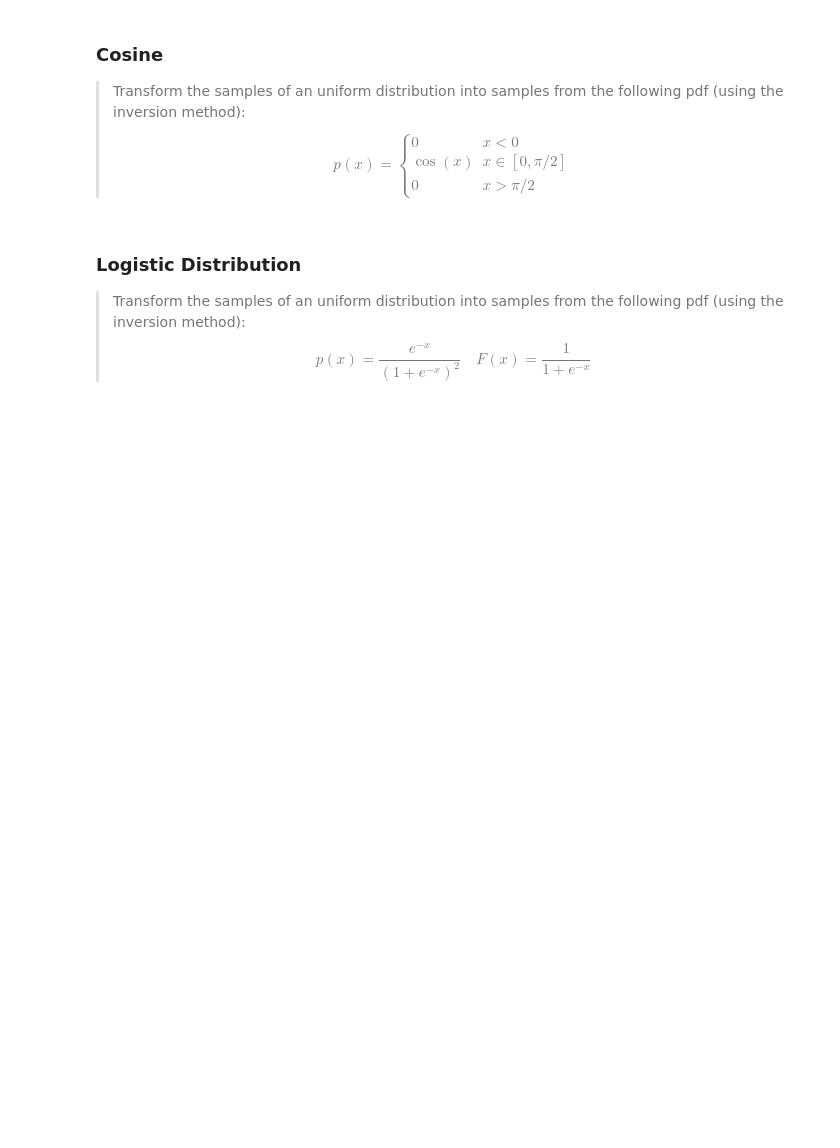
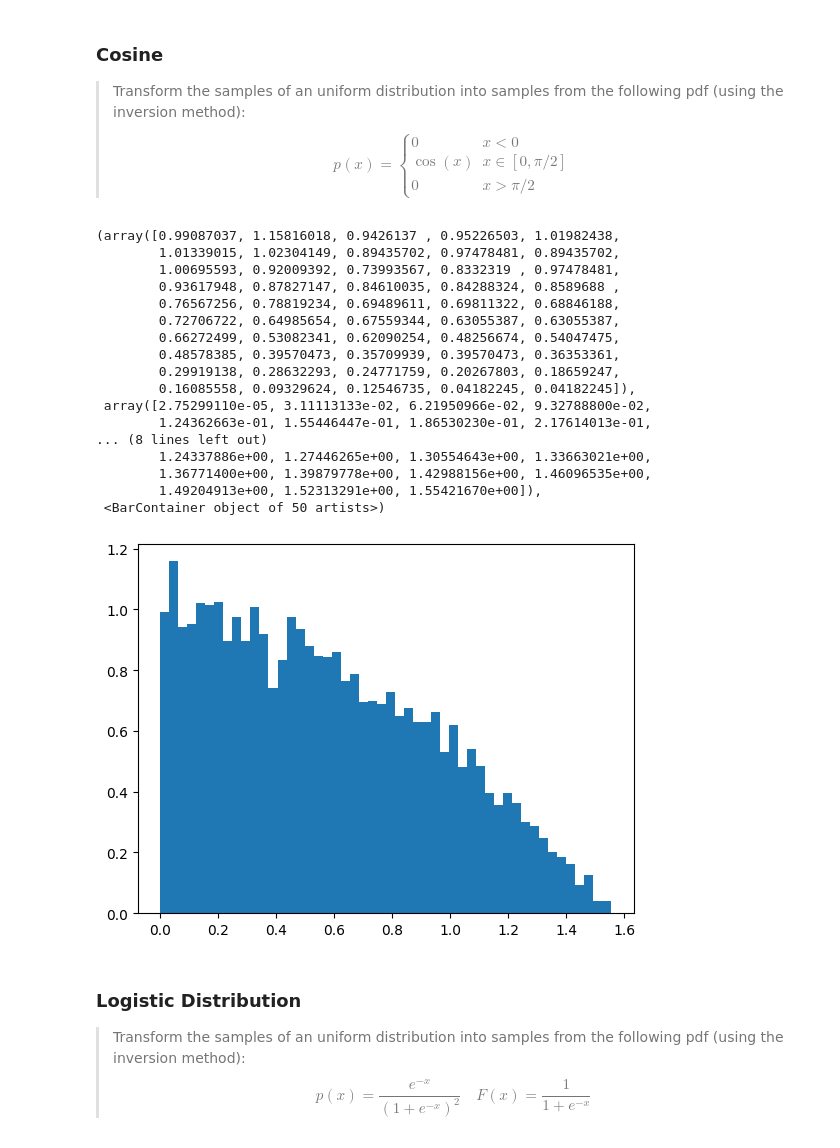
Before and after one commit to KlaraGtknst/PatRec2_SoSe24, a Jupyter notebook: 08_basic_sampling.ipynb, the cells around one changed output. Drawn from its saved outputs; the diff is of its cells as text; code cells hidden in the pictures; blank space fills up the shorter version.

```diff
--- a/08_basic_sampling.ipynb
+++ b/08_basic_sampling.ipynb
@@ -44,26 +57,41 @@ y = dist.sample(n_samples)
 # %%
 class CosineDistribution:
     def __init__(self, lmb):
         self.lmb = lmb
 
-####################
-# Your Code Here   #
-####################
+
 
     def sample(self, n_samples):
-####################
-# Your Code Here   #
-####################
+        uniform_samples = np.random.rand(n_samples)
+        # inverse of the CDF
+        return [np.arcsin(x) / self.lmb if (x <= np.pi/2 and x >= 0) else 0 for x in uniform_samples]
 
 
 n_samples=10000
 dist = CosineDistribution(lmb=1)
 y = dist.sample(n_samples)
 
 # Plot the samples
-####################
-# Your Code Here   #
-####################
+plt.hist(y, bins=50, density=True)
+# %% [output]
+(array([0.99087037, 1.15816018, 0.9426137 , 0.95226503, 1.01982438,
+        1.01339015, 1.02304149, 0.89435702, 0.97478481, 0.89435702,
+        1.00695593, 0.92009392, 0.73993567, 0.8332319 , 0.97478481,
+        0.93617948, 0.87827147, 0.84610035, 0.84288324, 0.8589688 ,
+        0.76567256, 0.78819234, 0.69489611, 0.69811322, 0.68846188,
+        0.72706722, 0.64985654, 0.67559344, 0.63055387, 0.63055387,
+        0.66272499, 0.53082341, 0.62090254, 0.48256674, 0.54047475,
+        0.48578385, 0.39570473, 0.35709939, 0.39570473, 0.36353361,
+        0.29919138, 0.28632293, 0.24771759, 0.20267803, 0.18659247,
+        0.16085558, 0.09329624, 0.12546735, 0.04182245, 0.04182245]),
+ array([2.75299110e-05, 3.11113133e-02, 6.21950966e-02, 9.32788800e-02,
+        1.24362663e-01, 1.55446447e-01, 1.86530230e-01, 2.17614013e-01,
+... (8 lines left out)
+        1.24337886e+00, 1.27446265e+00, 1.30554643e+00, 1.33663021e+00,
+        1.36771400e+00, 1.39879778e+00, 1.42988156e+00, 1.46096535e+00,
+        1.49204913e+00, 1.52313291e+00, 1.55421670e+00]),
+ <BarContainer object of 50 artists>)
+[figure, added]
 # %% [markdown]
 ### Logistic Distribution
 >Transform the samples of an uniform distribution into samples from the following pdf (using the inversion method):
```
Also changed, not shown: parts of 14 cells of this notebook.
